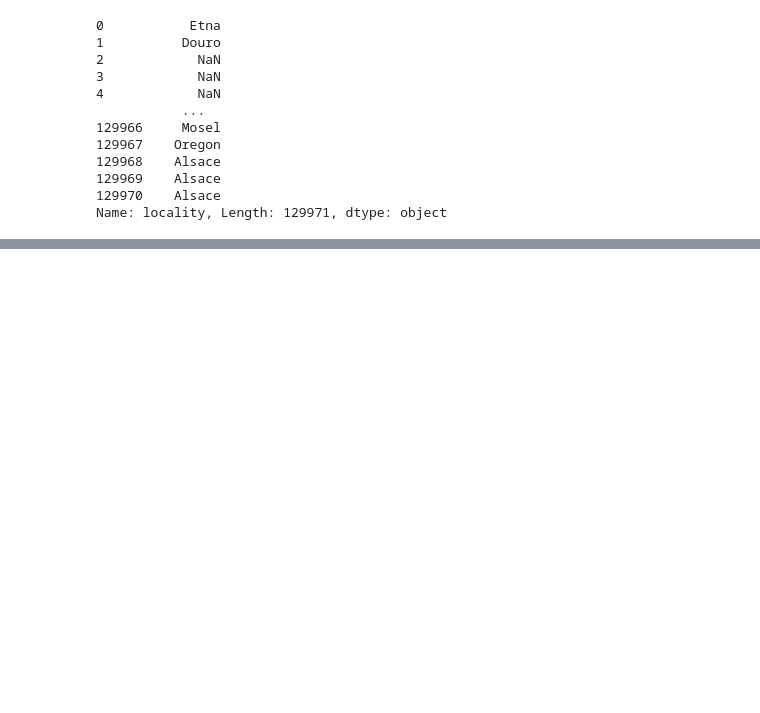
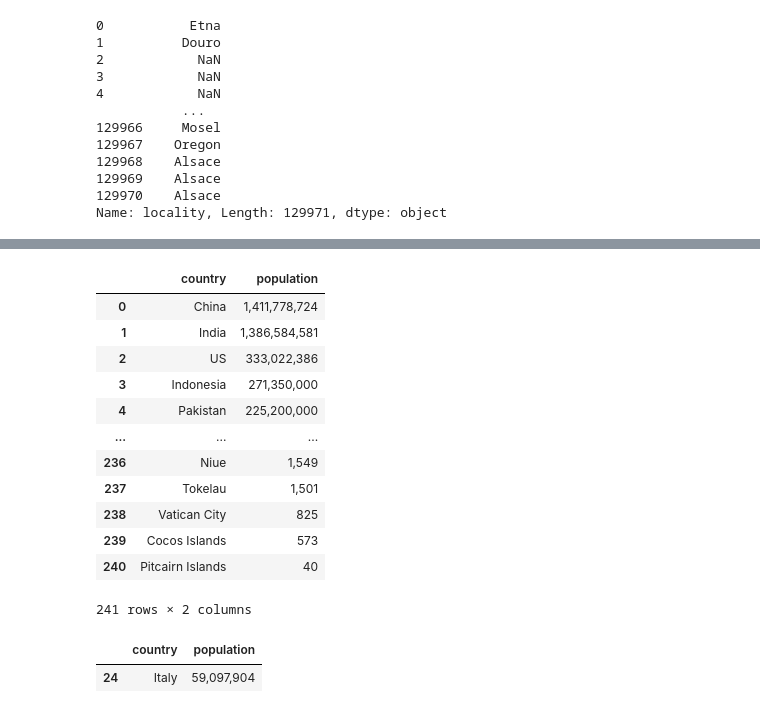
Before and after one commit to Serstefs/sfds, a Jupyter notebook: DS/EDA-3. Проектирование признаков/EDA-3. Проектирование признаков.ipynb, the cells around one changed output, grey strips where cells are left out. Drawn from its saved outputs; the diff is of its cells as text; code cells hidden in the pictures; blank space fills up the shorter version.

```diff
--- a/DS/EDA-3. Проектирование признаков/EDA-3. Проектирование признаков.ipynb
+++ b/DS/EDA-3. Проектирование признаков/EDA-3. Проектирование признаков.ipynb
@@ -290,0 +341,25 @@ Name: locality, Length: 129971, dtype: object
+# %%
+# Дата-инженеры предоставили нам файл с данными о населении по странам.
+import pandas as pd
+country_population = pd.read_csv('data/country_population.zip', sep=';')
+country_population
+# %% [output]
+|  | country | population |
+| 0 | China | 1,411,778,724 |
+| 1 | India | 1,386,584,581 |
+| 2 | US | 333,022,386 |
+| 3 | Indonesia | 271,350,000 |
+| 4 | Pakistan | 225,200,000 |
+| ... | ... | ... |
+| 236 | Niue | 1,549 |
+| 237 | Tokelau | 1,501 |
+| 238 | Vatican City | 825 |
+| 239 | Cocos Islands | 573 |
+| 240 | Pitcairn Islands | 40 |
+241 rows × 2 columns
+# %%
+# Каково население Италии согласно датасету country_population? Ответ вводите без пробелов и запятых.
+country_population[country_population['country'] == 'Italy']
+# %% [output]
+|  | country | population |
+| 24 | Italy | 59,097,904 |
```
Also changed, not shown: parts of 8 cells of this notebook, 2 other files.
